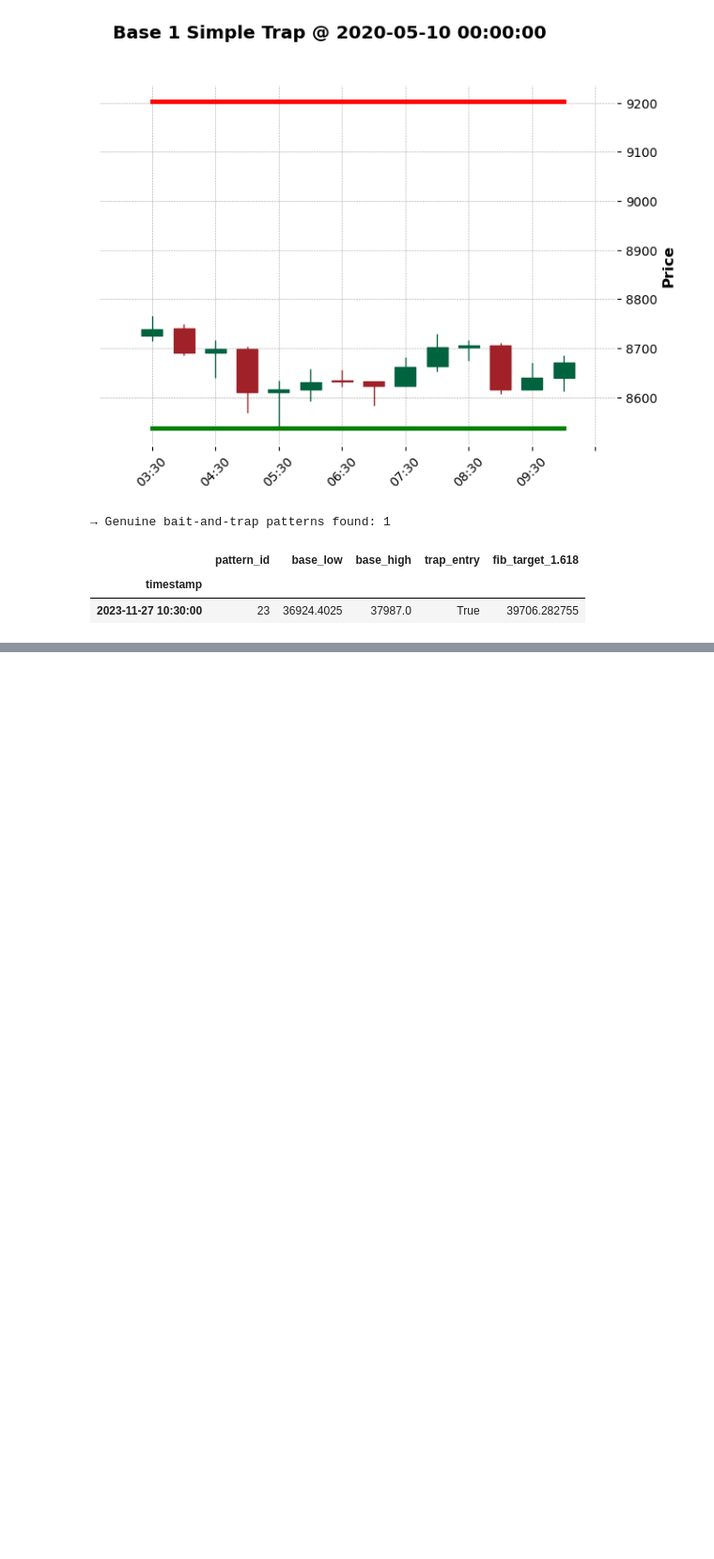
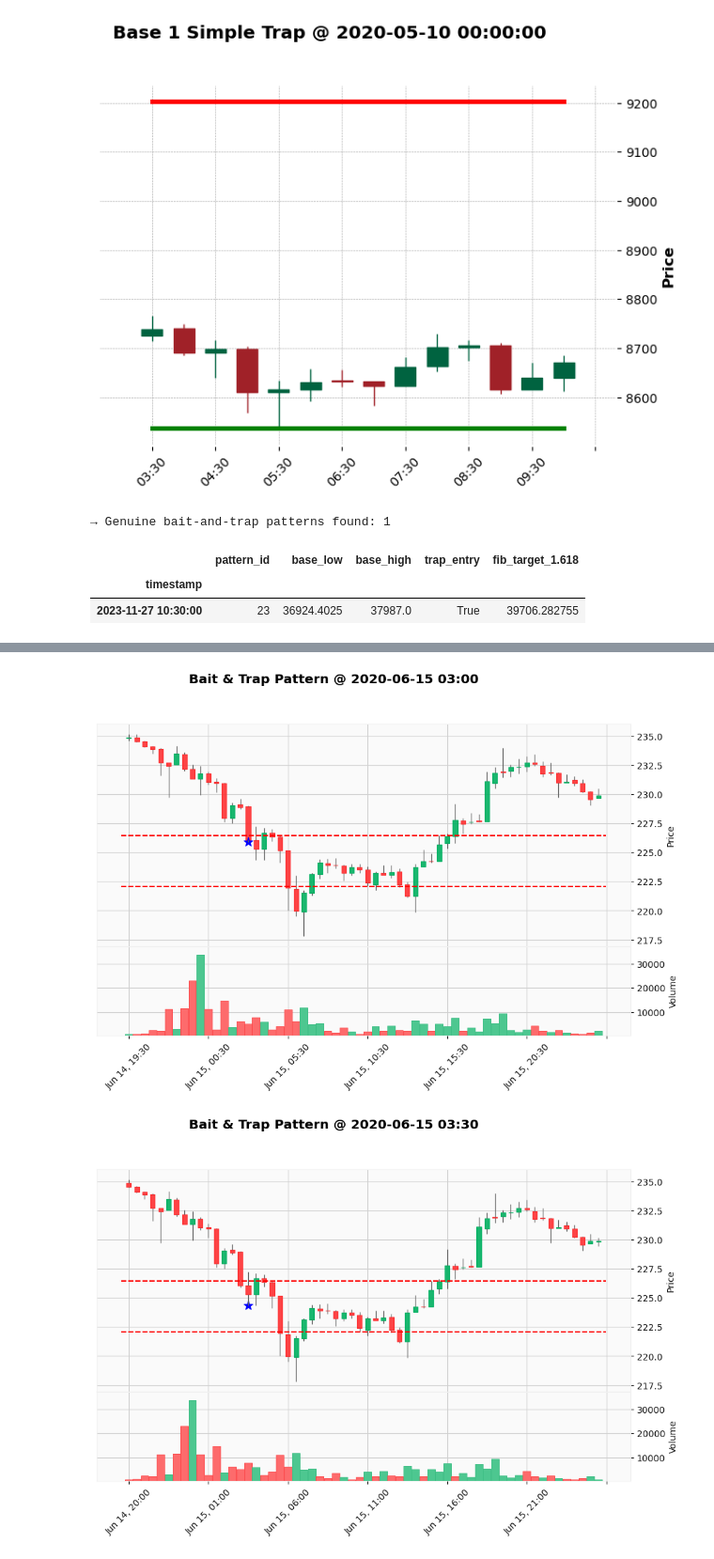
Before and after one commit to SarthakThakur0097/Crypto-analysis, a Jupyter notebook: main.ipynb, the cells around one changed output, grey strips where cells are left out. Shown at 94% size. Drawn from its saved outputs; the diff is of its cells as text; code cells hidden in the pictures; blank space fills up the shorter version.

```diff
--- a/main.ipynb
+++ b/main.ipynb
@@ -1339,0 +2295,7 @@ Detected 2 bait‑and‑trap setups
+# %%
+from modules.visualize_bait_traps import visualize_bait_traps
+
+visualize_bait_traps(df, matches, num_charts=10, pre_bars=15, post_bars=45)
+# %% [output]
+[figure, added]
+[figure, added]
```
Also changed, not shown: parts of 22 cells of this notebook, 4 other files.
